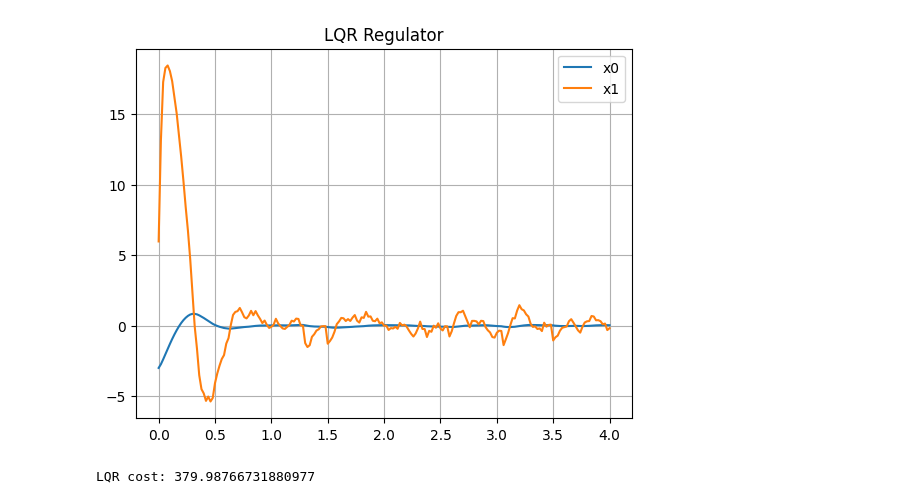
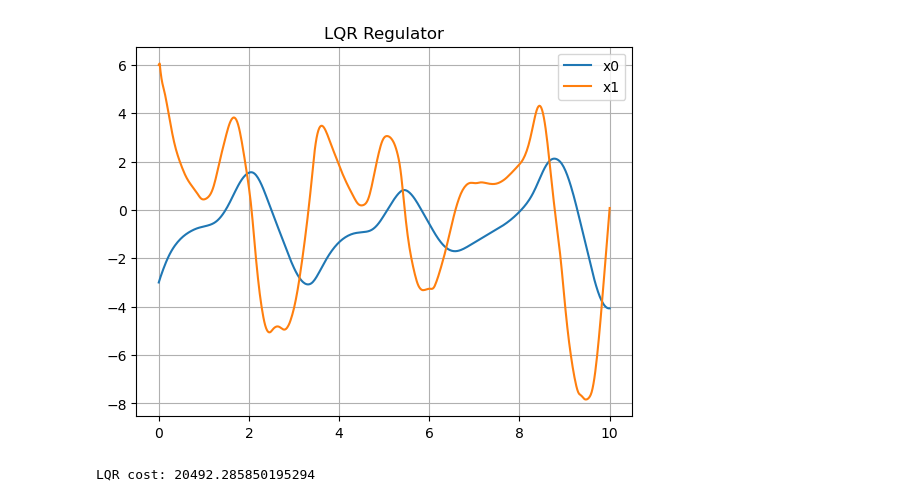
Before and after one commit to xyrrrrrrrr/RKVAE, a Jupyter notebook: control/Control_RKVAE.ipynb, the cells around one changed output. Saved outputs shown, nothing was run; the diff lists cells and outputs as text; code cells hidden in the pictures.

```diff
--- a/control/Control_RKVAE.ipynb
+++ b/control/Control_RKVAE.ipynb
@@ -289,11 +296,15 @@ def Success(env_name,observations,target_position=None):
         success = int(np.all(err <= 0.1))
     return success
 # %%
-def Psi_o(s,net): # Evaluates basis functions Ψ(s(t_k))
+def Psi_o(s, seq=None, net=None): # Evaluates basis functions Ψ(s(t_k))
+    s = torch.DoubleTensor([s]).to(device)
     psi = np.zeros([NKoopman,1])
-    mu_xz, z, mu_z, logvar_z,gx = net.encode(torch.DoubleTensor(s).to(device))
+    # mu_xz, z, mu_z, logvar_z = net.encode(torch.DoubleTensor(s).to(device))
+    mu_xz, z, mu_z, logvar_z= net.encode(s, seq)
+    # print(mu_xz.shape)
     psi[:NKoopman,0] = mu_xz.detach().cpu().numpy()
     return psi
+
 
 def Prepare_LQR(env_name):
     x_ref = np.zeros(Nstate)
@@ -325,7 +336,8 @@ def Prepare_LQR(env_name):
         Q[1,1] = 0.01
         # Q[indim:NKoopman,indim:NKoopman] = rho * np.eye(NKoopman-indim)
         # Q[NKoopman+indim:,NKoopman+indim:] = rho * np.eye(NKoopman-indim)
-        R = 50*np.eye(1)
+        # R = 50*np.eye(1)
+        R = np.eye(1)
         reset_state = [-3,2]
     elif env_name.startswith("MountainCarContinuous"):
         Q = np.zeros((NKoopman,NKoopman))
@@ -375,6 +387,15 @@ for u_val in [0.01,0.01,0.1,1,2,5,10,20,50,100]:
 from scipy.linalg import svd
 import lqr
 import time
+
+def construct_observation(observation_list, T=30):
+    if len(observation_list) < T:
+        seq = np.array(observation_list)
+    else:
+        seq = np.array(observation_list)[-T-1:-1,:]
+    seq = torch.DoubleTensor([seq]).to(device).transpose(1,0)
+    return seq
+
 Ad = state_dict['lA.weight'].cpu().numpy()
 Bd = state_dict['lB.weight'].cpu().numpy()
 env = Data_collect.env
@@ -384,20 +405,26 @@ Bd = np.matrix(Bd)
 Q,R,reset_state,x_ref = Prepare_LQR(env_name)
 # Kopt design
 Kopt = lqr.lqr_regulator_k(Ad,Bd,Q,R)
-cr = 0.5
+cr = 0.1
 Kr = cr
-gamma_r = 0.9
+gamma_r = 0.1
 rho_k = 0
 error_k = 0
 next_estimate = None
+sigma = 0.0
 observation_list = []
+observation_list_ = []
 observation = env.reset_state(reset_state)
-observation_noisy = observation + np.random.normal(0, 0.1, Nstate) if env_name != "MountainCarContinuous-v0" and env_name != "CartPole-v1" else observation
-x0 = np.matrix(Psi_o(observation_noisy,net))
-x_ref_lift = Psi_o(x_ref,net)
+noise = np.random.normal(0, sigma, Nstate)
+noise = noise[(noise>=-sigma*2)&(noise<=sigma*2)]
+observation_noisy = observation + noise
+env.reset_state(observation_noisy)
+# x0 = np.matrix(Psi_o(observation_noisy,net))
+x0 = np.matrix(Psi_o(observation_noisy,None,net))
+x_ref_lift = Psi_o(x_ref,None,net)
 observation_list.append(x0[:Nstate].reshape(-1,1))
 u_list = []
-steps = 200
+steps = 500
 # umax = 100
 for i in range(steps):
     # err = np.sqrt((x0-x_ref_lift).T * Q * (x0-x_ref_lift))[0,0]  # 标量偏差
@@ -407,42 +434,55 @@ for i in range(steps):
     else:
         # 更新error_k
         error_k = x0 - next_estimate
         # 更新Kr
-        Kr = (1 - gamma_r) * Kr + gamma_r * (np.linalg.norm(error_k)/rho_k - cr)
-        Kr = min(max(Kr,0.0), cr)
+        Kr = (1 - gamma_r) * Kr + gamma_r * (cr-np.linalg.norm(error_k)/rho_k)
+        Kr = min(max(Kr,-cr), cr)
         # print(Kr)
-        u = -Kopt*(x0 - x_ref_lift - Kr * rho_k)
+        u = -Kopt*(x0 - x_ref_lift + Kr * rho_k)
         ureal = u[:udim, 0][0]
-    gu = net.control_encode(torch.tensor(x0[:Nstate].T)).detach().numpy()
-    gu = np.where(np.abs(gu) < 1e-3, 1e-3 * np.sign(gu), gu)
-    gu = np.where(np.abs(gu) > 1e3, 1e3 * np.sign(gu), gu)
+    # if len(observation_list_) == 0:
+    #     gu = net.control_encode(torch.tensor(x0[:Nstate]).T).detach().numpy()
+    # else:
+    #     observation_seq = construct_observation(observation_list_)
+    #     gu = net.control_encode(torch.tensor(x0[:Nstate]).T, observation_seq).detach().numpy()
+    # gu = np.where(np.abs(gu) < 1e-3, 1e-3 * np.sign(gu), gu)
+    # gu = np.where(np.abs(gu) > 1e3, 1e3 * np.sign(gu), gu)
     if udim == 1:
-        ureal = u[0,0]/gu[0,0]
+        ureal = u[0,0]
     else:
-        ureal = [u[i,0]/gu[0,i] for i in range(udim)]
+        ureal = [u[i,0] for i in range(udim)]
     # 更新rho_k
     rho_k = np.linalg.norm(x0 - x_ref_lift) + np.linalg.norm(ureal)
     # 更新next_estimate
     next_estimate = Ad * x0 + Bd * u
     observation, reward, done, info = env.step(ureal)
     # observation += np.random.normal(0, 0.1, observation.shape[0])
-    observation_noisy = observation + np.random.normal(0, 0.1, Nstate) if env_name != "MountainCarContinuous-v0" and env_name != "CartPole-v1" else observation
-    x0 = np.matrix(Psi_o(observation_noisy,net))
+    noise = np.random.normal(0, sigma, Nstate)
+    noise = noise[(noise>=-sigma*2)&(noise<=sigma*2)]
+    observation_noisy = observation + noise if env_name != "MountainCarContinuous-v0" and env_name != "CartPole-v1" else observation
+    observation_noisy = env.reset_state(observation_noisy)
+    if udim == 1:
+        xu = np.concatenate([observation_noisy, [ureal]], axis=-1)
+    else:
+        xu = np.concatenate([observation_noisy, ureal], axis=-1)
+    observation_list_.append(xu)
+    observation_seq = construct_observation(observation_list_)
+    x0 = np.matrix(Psi_o(observation_noisy, observation_seq, net))
     observation_list.append(observation.reshape(-1,1))
     u_list.append(u)
 
 observations = np.concatenate(observation_list,axis=1)
 np.save("./data/"+env_name+"_"+method+"_observations.npy",observations)
 u_list = np.array(u_list).reshape(-1)
 time_history = np.arange(steps+1)*env.dt
 for i in range(Nstate):
     plt.plot(time_history, observations[i,:].reshape(-1,1), label="x{}".format(i))
 plt.grid(True)
 plt.title("LQR Regulator")
 plt.legend()
 plt.show()
 cost = Cost(observations,u_list,Q,R,x_ref)
 print("LQR cost:", cost)
 # %% [output]
-[figure, old version]
+[figure, new version]
-LQR cost: 379.98766731880977
+LQR cost: 20492.285850195294
```
Also changed, not shown: parts of 4 cells of this notebook, 9 other files.
